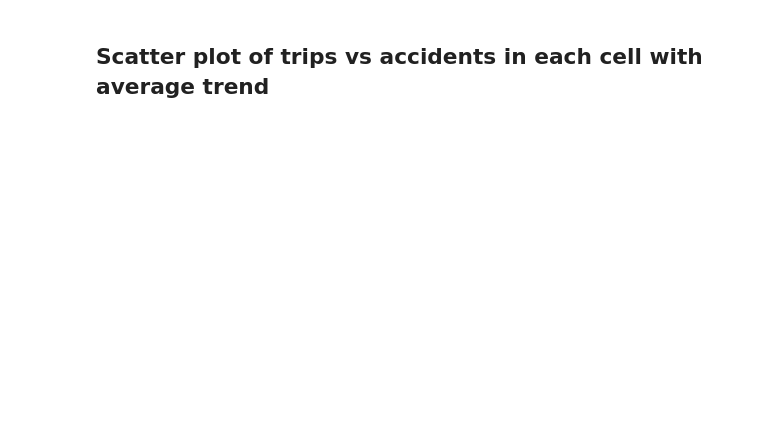
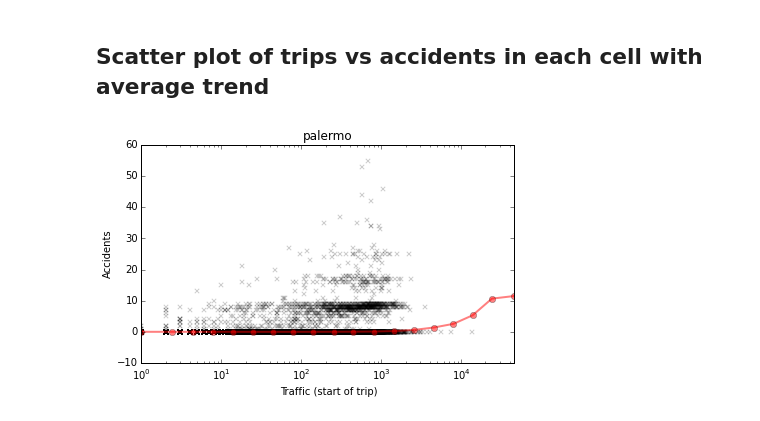
Before and after one commit to glciampaglia/tbdc15, a Jupyter notebook: Trips_accidents.ipynb, the cells around one changed output. Saved outputs shown, nothing was run; the diff lists cells and outputs as text; code cells hidden in the pictures; blank space fills up the shorter version.

```diff
--- a/Trips_accidents.ipynb
+++ b/Trips_accidents.ipynb
@@ -144,23 +202,22 @@ ylabel('Trips')
 # %%
-%matplotlib inline
-from pylab import *
-
 # scatter plot
-df.plot(x='trips', y='accidents', kind='scatter', marker='x', alpha=.2, color='k')
+df.plot(x='trips_start', y='accidents', kind='scatter', marker='x', alpha=.2, color='k')
 
 # trend line
 bins = numpy.logspace(numpy.log10(df['trips'].min()), numpy.log10(df['trips'].max()), 20)
 df.groupby(numpy.digitize(df['trips'], bins=bins)).mean().plot(x='trips', y='accidents',
                                                                color='r', linestyle='solid',
                                                                marker='o',
                                                                ax=gca(), alpha=.5, linewidth=2)
 grid('off')
 title(city)
-xlabel('Traffic')
+xlabel('Traffic (start of trip)')
 ylabel('Accidents')
 #ylim(0, 30)
 xscale('log')
 #yscale('log')
 tight_layout()
-savefig('trips_accidents_scatter_{}.pdf'.format(city))
+savefig('trips_start_accidents_scatter_{}.pdf'.format(city))
 show()
+# %% [output]
+[figure, added]
```
Also changed, not shown: parts of 12 cells of this notebook.
